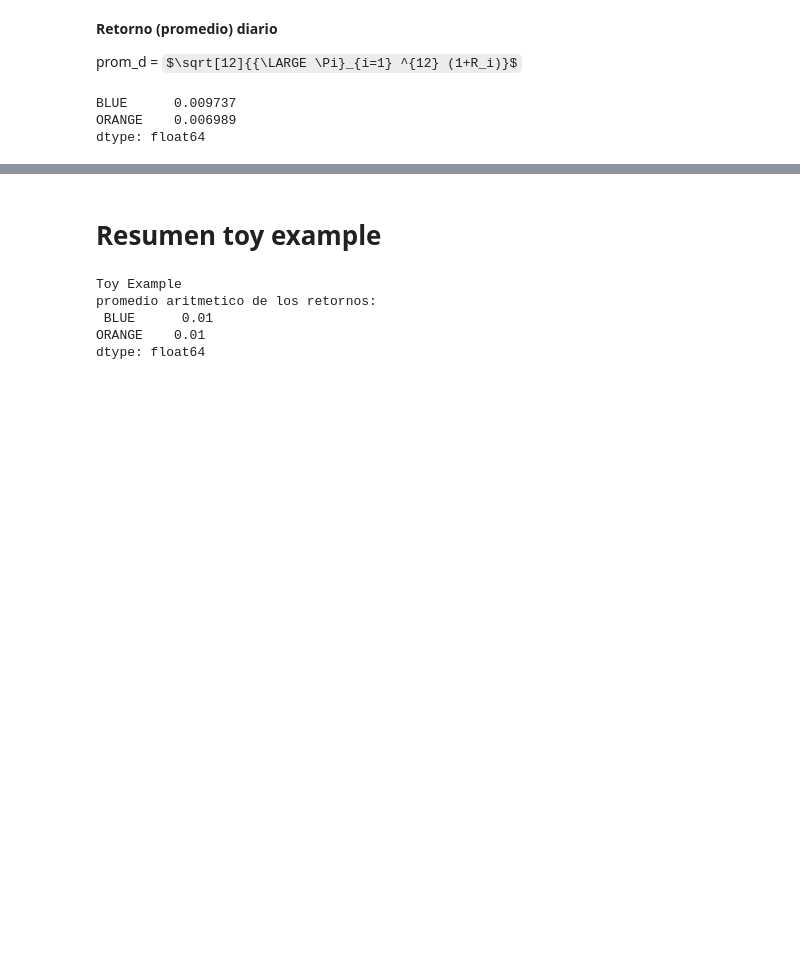
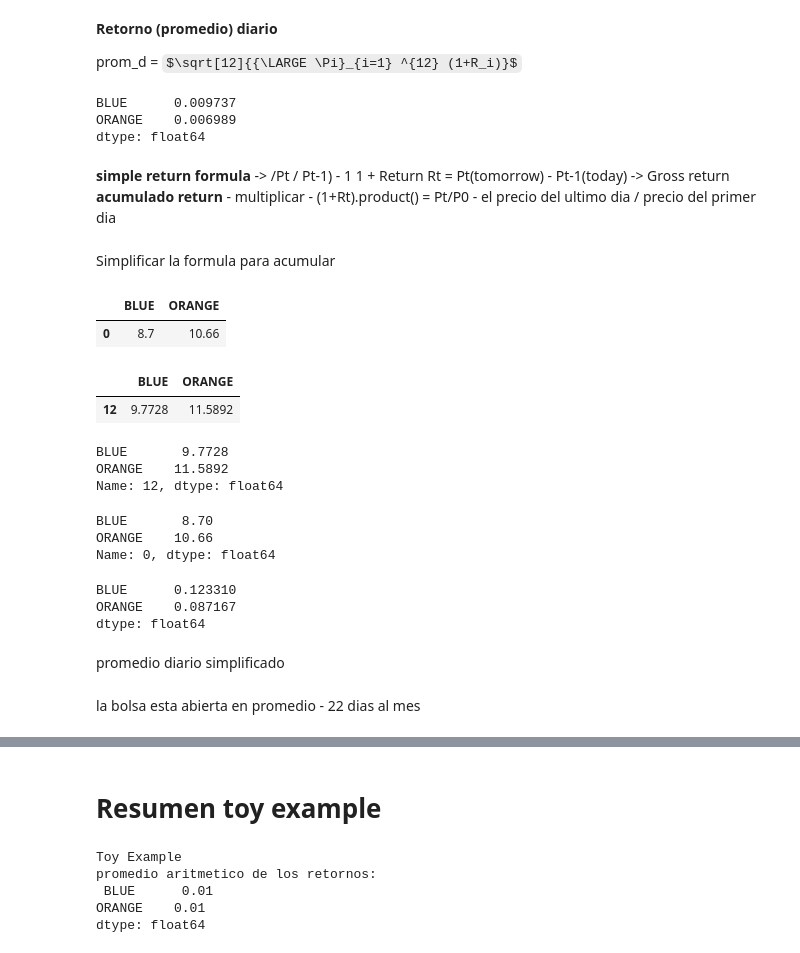
Before and after one commit to venidaydream/Intro_to_Big_Data, a Jupyter notebook: retornos.ipynb, the cells around one changed output, grey strips where cells are left out. Cells and saved outputs as stored; diff of their text form; code cells hidden in the pictures; some formulas as TeX source; blank space fills up the shorter version.

```diff
--- a/retornos.ipynb
+++ b/retornos.ipynb
@@ -96,3 +98,41 @@ prom_d
 BLUE      0.009737
 ORANGE    0.006989
 dtype: float64
+# %% [markdown]
+**simple return formula** -> /Pt / Pt-1) - 1
+1 + Return Rt = Pt(tomorrow) - Pt-1(today) -> Gross return
+**acumulado return** - multiplicar - (1+Rt).product() = Pt/P0 - el precio del ultimo dia / precio del primer dia
+# %% [markdown]
+Simplificar la formula para acumular
+# %%
+prices.head(1)
+# %% [output]
+|  | BLUE | ORANGE |
+| 0 | 8.7 | 10.66 |
+# %%
+prices.tail(1)
+# %% [output]
+|  | BLUE | ORANGE |
+| 12 | 9.7728 | 11.5892 |
+# %%
+prices.iloc[-1]
+# %% [output]
+BLUE       9.7728
+ORANGE    11.5892
+Name: 12, dtype: float64
+# %%
+prices.iloc[0]
+# %% [output]
+BLUE       8.70
+ORANGE    10.66
+Name: 0, dtype: float64
+# %%
+prices.iloc[-1]/prices.iloc[0] -1
+# %% [output]
+BLUE      0.123310
+ORANGE    0.087167
+dtype: float64
+# %% [markdown]
+promedio diario simplificado
+# %% [markdown]
+la bolsa esta abierta en promedio - 22 dias al mes
```
Also changed, not shown: parts of 10 cells of this notebook.
